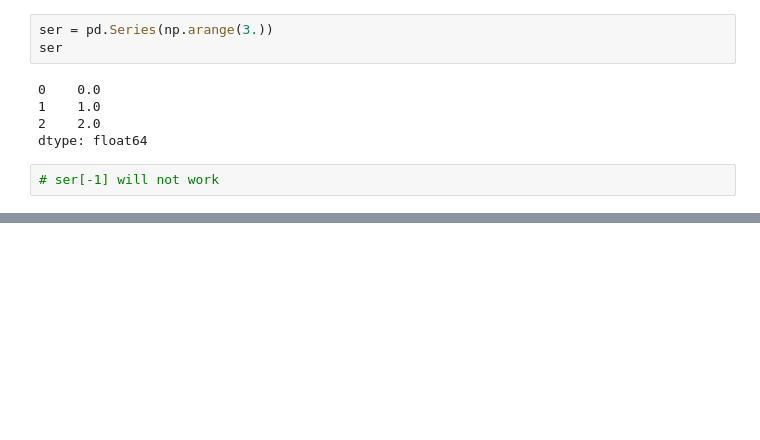
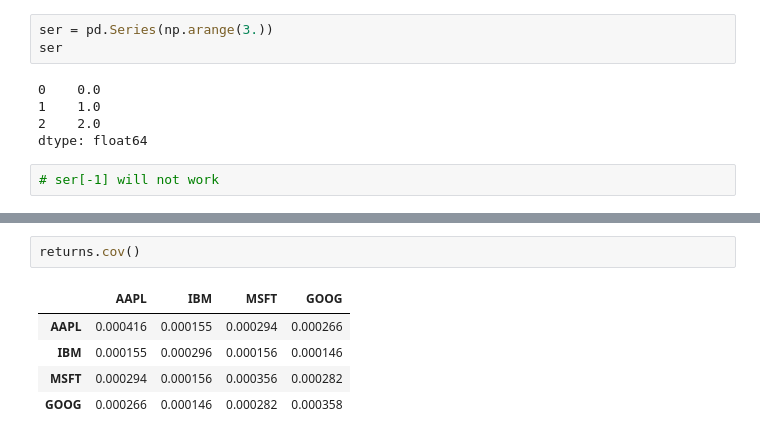
Before and after one commit to Kasaklalita/pydata-book, a Jupyter notebook: Chapter 5 - Getting Started with Pandas.ipynb, the cells around one changed output, grey strips where cells are left out. Saved outputs shown, nothing was run; the diff lists cells and outputs as text; blank space fills up the shorter version.

```diff
--- a/Chapter 5 - Getting Started with Pandas.ipynb
+++ b/Chapter 5 - Getting Started with Pandas.ipynb
@@ -1018,0 +1313,8 @@ format = lambda x: '%.2'
+# %%
+returns.cov()
+# %% [output]
+|  | AAPL | IBM | MSFT | GOOG |
+| AAPL | 0.000416 | 0.000155 | 0.000294 | 0.000266 |
+| IBM | 0.000155 | 0.000296 | 0.000156 | 0.000146 |
+| MSFT | 0.000294 | 0.000156 | 0.000356 | 0.000282 |
+| GOOG | 0.000266 | 0.000146 | 0.000282 | 0.000358 |
```
Also changed, not shown: parts of 144 cells of this notebook.
